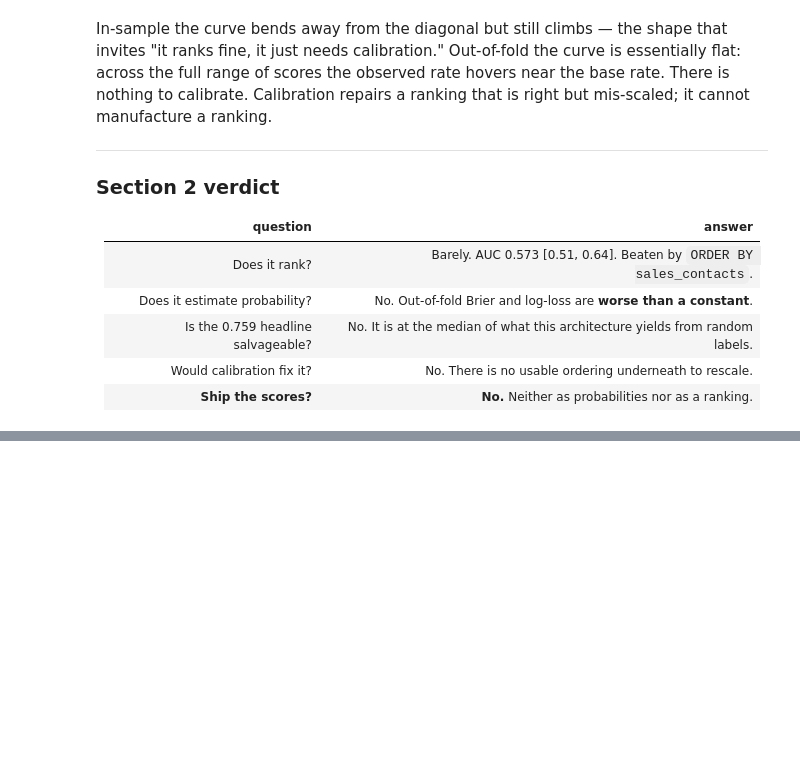
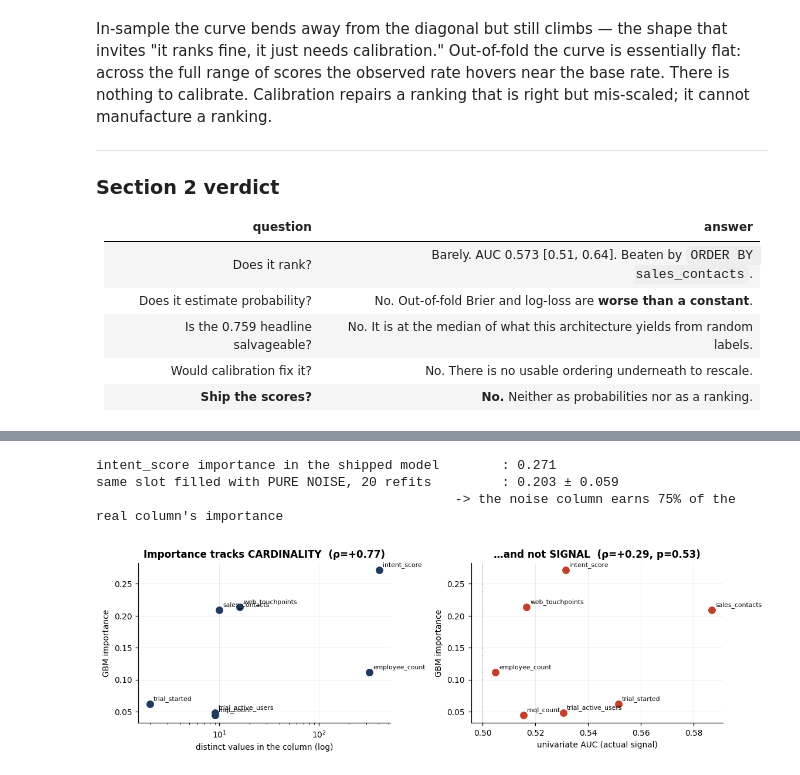
Before and after one commit to ignaciopenesi/cordilla-account-scoring, a Jupyter notebook: audit/01_model_audit.ipynb, the cells around one changed output, grey strips where cells are left out. Drawn from its saved outputs; the diff is of its cells as text; code cells hidden in the pictures; blank space fills up the shorter version.

```diff
--- a/audit/01_model_audit.ipynb
+++ b/audit/01_model_audit.ipynb
@@ -696,0 +825,16 @@ cannot manufacture a ranking.
+# %%
+ohe_names = list(pre.named_transformers_["cat"].get_feature_names_out(CAT))
+blocks = {f: [f] if f in NUM else [n for n in ohe_names if n.startswith(f + "_")] for f in FEATURES}
+imp_block = pd.Series({f: gbm[cols].sum() for f, cols in blocks.items()})
+
+cmp = uni.set_index("feature").assign(gbm_importance=imp_block)[
+        ["gbm_importance", "distinct", "univariate_AUC", "p"]].sort_values("gbm_importance", ascending=False)
+show(cmp, "Model importance vs. cardinality vs. actual signal")
+
+num_only = cmp.loc[NUM]
+r_card = st.spearmanr(num_only.gbm_importance, num_only.distinct)
+r_sig  = st.spearmanr(num_only.gbm_importance, num_only.univariate_AUC)
+print(f"\nSpearman(importance, number of distinct values) = {r_card.statistic:+.3f}  p = {r_card.pvalue:.3f}")
+print(f"Spearman(importance, univariate AUC)            = {r_sig.statistic:+.3f}  p = {r_sig.pvalue:.3f}")
+print(f"\nimportance sitting on features with p > 0.10: {cmp.loc[cmp.p > .10, 'gbm_importance'].sum():.3f}")
+print(f"importance sitting on features with p < 0.05: {cmp.loc[cmp.p < .05, 'gbm_importance'].sum():.3f}")
@@ -696,0 +861,37 @@ cannot manufacture a ranking.
+# %%
+# The decisive test: swap intent_score for a column that is pure noise with the same shape.
+rng = np.random.default_rng(11)
+noise_imp = []
+for _ in range(20):
+    Xn = X.copy()
+    fake = rng.uniform(train.intent_score.min(), train.intent_score.max(), len(y))
+    fake[rng.random(len(y)) < train.intent_score.isna().mean()] = np.nan   # same 40% gap rate
+    Xn["intent_score"] = fake
+    m = clone(model).fit(Xn, y)
+    noise_imp.append(pd.Series(m.named_steps["clf"].feature_importances_, index=ohe_names + NUM)["intent_score"])
+
+print(f"intent_score importance in the shipped model        : {gbm['intent_score']:.3f}")
+print(f"same slot filled with PURE NOISE, 20 refits         : {np.mean(noise_imp):.3f} ± {np.std(noise_imp):.3f}")
+print(f"                                              -> the noise column earns {np.mean(noise_imp)/gbm['intent_score']:.0%} of the real column's importance")
+
+fig, ax = plt.subplots(1, 2, figsize=(10.5, 3.4))
+ax[0].scatter(num_only.distinct, num_only.gbm_importance, s=55, color=INK, zorder=3)
+for f, r in num_only.iterrows():
+    ax[0].annotate(f.replace("_90d",""), (r.distinct, r.gbm_importance), fontsize=7,
+                   xytext=(4, 4), textcoords="offset points")
+ax[0].set_xscale("log"); ax[0].set_xlabel("distinct values in the column (log)")
+ax[0].set_ylabel("GBM importance"); ax[0].set_title(f"Importance tracks CARDINALITY  (ρ={r_card.statistic:+.2f})")
+
+ax[1].scatter(num_only.univariate_AUC, num_only.gbm_importance, s=55, color=WARN, zorder=3)
+for f, r in num_only.iterrows():
+    ax[1].annotate(f.replace("_90d",""), (r.univariate_AUC, r.gbm_importance), fontsize=7,
+                   xytext=(4, 4), textcoords="offset points")
+ax[1].axvline(.5, color=MUTE, ls=":", lw=1)
+ax[1].set_xlabel("univariate AUC (actual signal)"); ax[1].set_ylabel("GBM importance")
+ax[1].set_title(f"…and not SIGNAL  (ρ={r_sig.statistic:+.2f}, p={r_sig.pvalue:.2f})")
+plt.tight_layout(); plt.show()
+# %% [output]
+intent_score importance in the shipped model        : 0.271
+same slot filled with PURE NOISE, 20 refits         : 0.203 ± 0.059
+                                              -> the noise column earns 75% of the real column's importance
+[figure, added]
```
Also changed, not shown: parts of 48 cells of this notebook.
